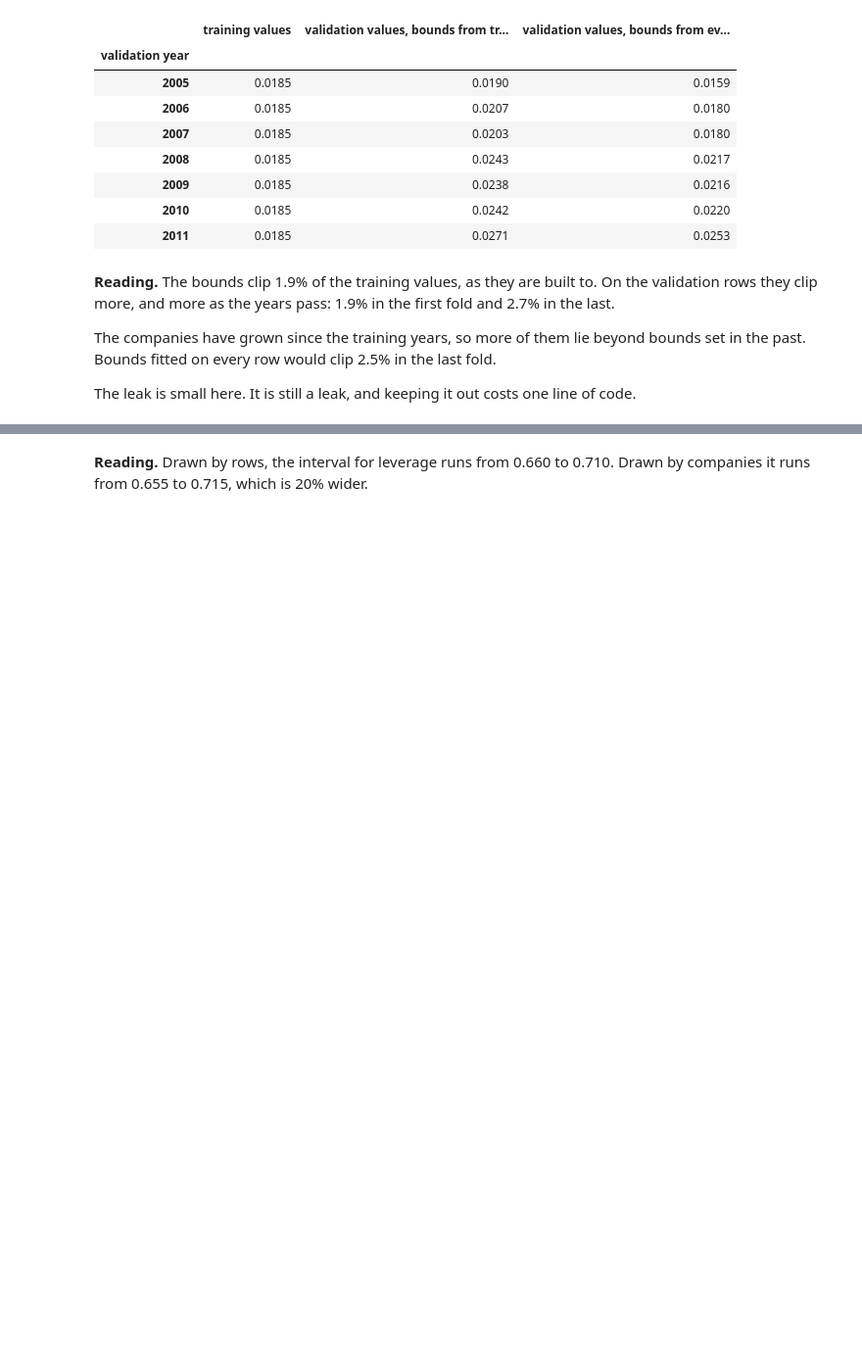
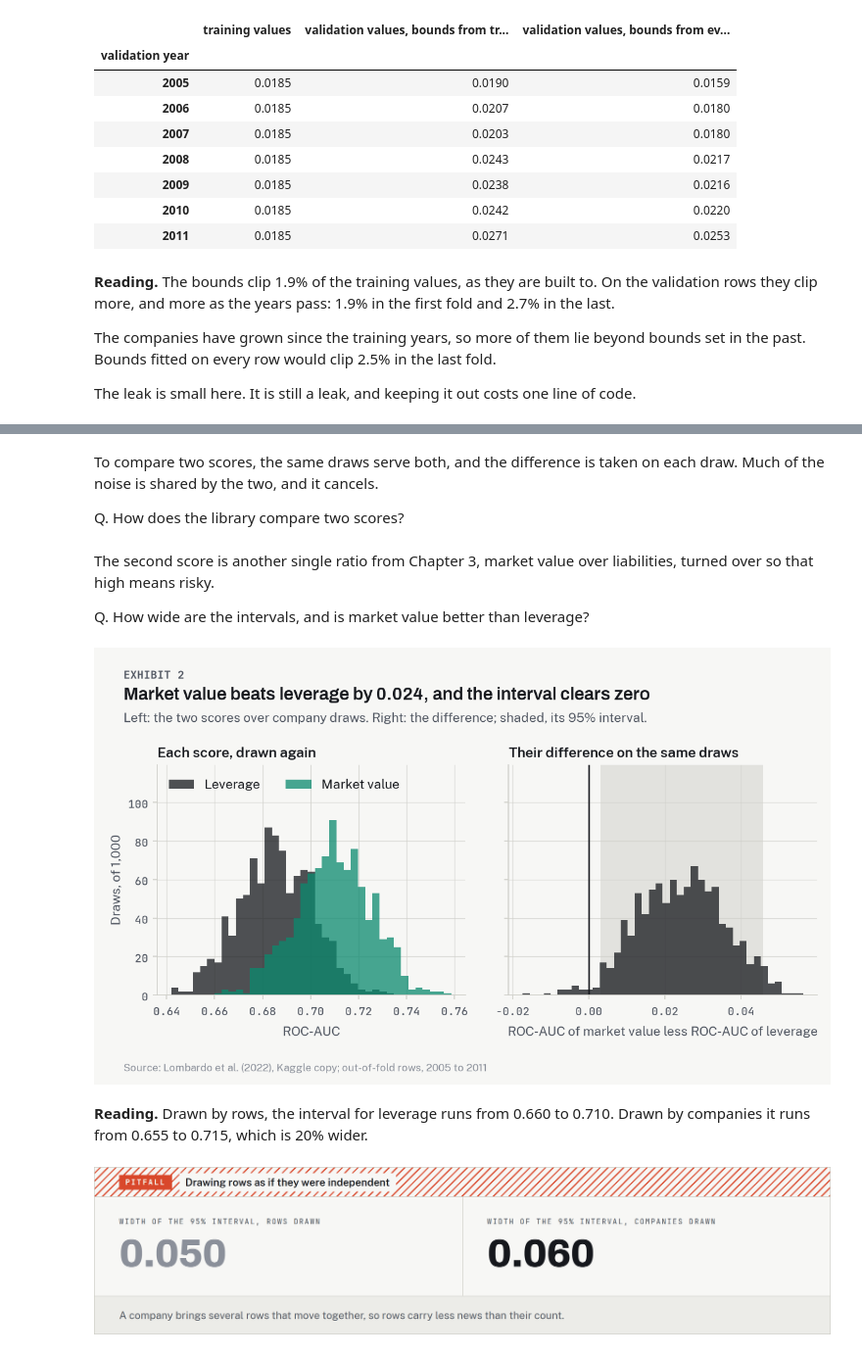
Before and after one commit to lenamonj/corp-default, a Jupyter notebook: notebooks/04_the_yardstick.ipynb, the cells around one changed output, grey strips where cells are left out. Shown at 98% size. Saved outputs shown, nothing was run; the diff lists cells and outputs as text; code cells hidden in the pictures; blank space fills up the shorter version.

```diff
--- a/notebooks/04_the_yardstick.ipynb
+++ b/notebooks/04_the_yardstick.ipynb
@@ -878,0 +794,5 @@ viz.exhibit(
+# %% [markdown]
+To compare two scores, the same draws serve both, and the difference is taken on each draw.
+Much of the noise is shared by the two, and it cancels.
+
+Q. How does the library compare two scores?
@@ -879,4 +811,74 @@ viz.exhibit(
+# %% [markdown]
+The second score is another single ratio from Chapter 3, market value over liabilities, turned over so that high means risky.
+
+Q. How wide are the intervals, and is market value better than leverage?
+# %%
+N_BOOT = 1000
+market = walk_forward_oof(lambda train, valid: -valid["mve_to_liabilities"], dev, folds)
+assert market[KEYS].equals(leverage[KEYS])
+other, groups = market["pct"].to_numpy(), leverage["company_name"]
+
+rng = np.random.default_rng(SEED)
+by_rows = [
+    roc_auc_score(y[idx], pct[idx])
+    for idx in (rng.integers(len(y), size=len(y)) for _ in range(N_BOOT))
+]
+draws = pd.DataFrame(
+    [
+        {
+            "Leverage": roc_auc_score(y[idx], pct[idx]),
+            "Market value": roc_auc_score(y[idx], other[idx]),
+        }
+        for idx in company_resamples(y, groups, N_BOOT, SEED)
+    ]
+)
+draws["difference"] = draws["Market value"] - draws["Leverage"]
+row_low, row_high = np.percentile(by_rows, [2.5, 97.5])
+cluster_low, cluster_high = np.percentile(draws["Leverage"], [2.5, 97.5])
+diff = roc_auc_score(y, other) - roc_auc_score(y, pct)
+diff_low, diff_high, _ = paired_bootstrap_diff_ci(y, other, pct, groups, roc_auc_score)
+# The draws in the chart are the library's draws, and the title says the interval clears zero.
+assert np.isclose(diff_low, np.percentile(draws["difference"], 2.5)) and diff_low > 0
+
+store.put("n_boot", N_BOOT)
+store.put("row_low", row_low)
+store.put("row_high", row_high)
+store.put("cluster_low", cluster_low)
+store.put("cluster_high", cluster_high)
+store.put("wider", (cluster_high - cluster_low) / (row_high - row_low) - 1)
+store.put("row_width", row_high - row_low)
+store.put("cluster_width", cluster_high - cluster_low)
+store.put("market_auc", roc_auc_score(y, other))
+store.put("diff", diff)
+store.put("diff_low", diff_low)
+store.put("diff_high", diff_high)
+
+fig, (both, gap) = plt.subplots(1, 2, figsize=(viz.EXHIBIT_WIDTH_IN, 3.4), sharey=True)
+bins = np.linspace(draws[["Leverage", "Market value"]].min().min(), draws[["Leverage", "Market value"]].max().max(), 40)  # fmt: skip
+both.hist(draws["Leverage"], bins=bins, color=viz.INK, alpha=0.75, label="Leverage")
+both.hist(draws["Market value"], bins=bins, color=viz.ACCENT, alpha=0.75, label="Market value")
+both.set_title("Each score, drawn again")
+both.set_xlabel("ROC-AUC")
+both.set_ylabel(f"Draws, of {N_BOOT:,}")
+both.set_ylim(0, both.get_ylim()[1] * 1.25)
+both.legend(loc="upper left", ncols=2)
+gap.hist(draws["difference"], bins=40, color=viz.INK, alpha=0.75)
+gap.axvline(0, color=viz.INK, linewidth=1.2)
+gap.xaxis.set_major_locator(MaxNLocator(5))
+gap.axvspan(diff_low, diff_high, color=viz.RULE, alpha=0.5, linewidth=0, zorder=0)
+gap.set_title("Their difference on the same draws")
+gap.set_xlabel("ROC-AUC of market value less ROC-AUC of leverage")
+viz.exhibit(
+    fig,
+    f"Market value beats leverage by {diff:.3f}, and the interval clears zero",
+    "Left: the two scores over company draws. Right: the difference; shaded, its 95% interval.",
+    OOF_SOURCE,
+)
+# %% [output]
+[figure, added]
+# %% [markdown]
+**Reading.** Drawn by rows, the interval for leverage runs from 0.660 to 0.710.
+Drawn by companies it runs from 0.655 to 0.715, which is 20% wider.
 # %% [markdown]
-**Reading.** Drawn by rows, the interval for leverage runs from 0.660 to 0.710.
-Drawn by companies it runs from 0.655 to 0.715, which is 20% wider.
+![Pitfall: Drawing rows as if they were independent. Width of the 95% interval, rows drawn: 0.050. Width of the 95% interval, companies drawn: 0.060. A company brings several rows that move together, so rows carry less news than their count.](embedded-picture-1)
 # %% [markdown]
```
Also changed, not shown: parts of 96 cells of this notebook, 4 other files.
